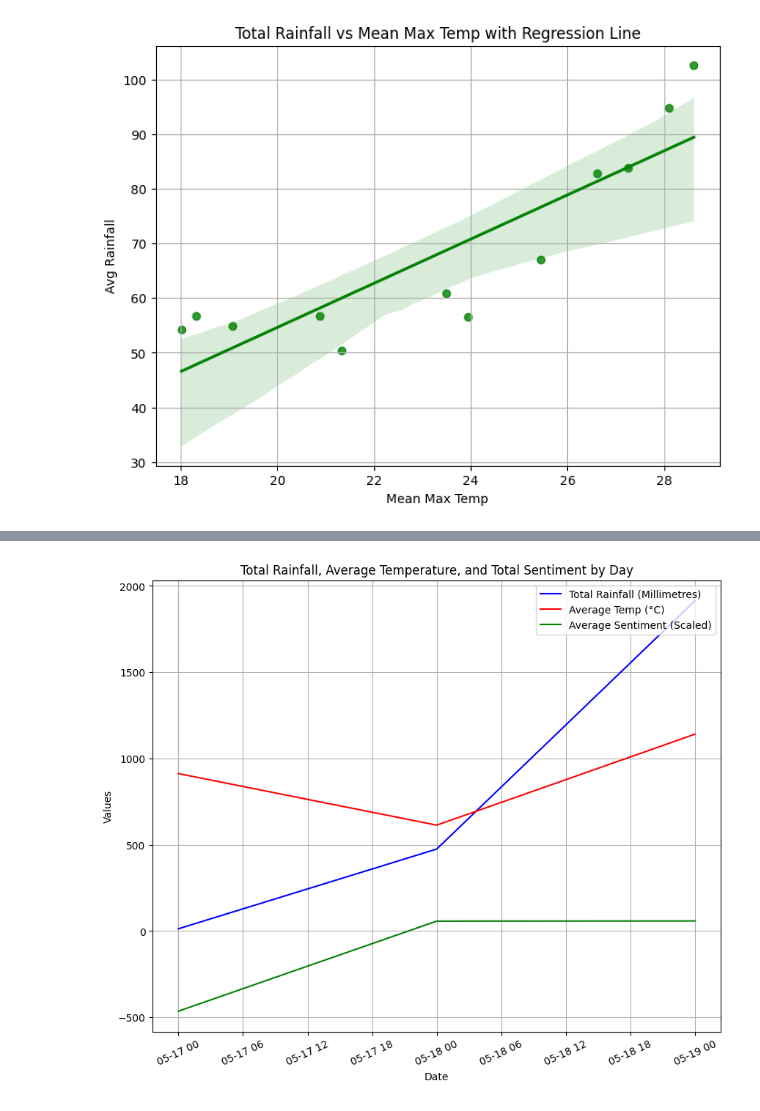
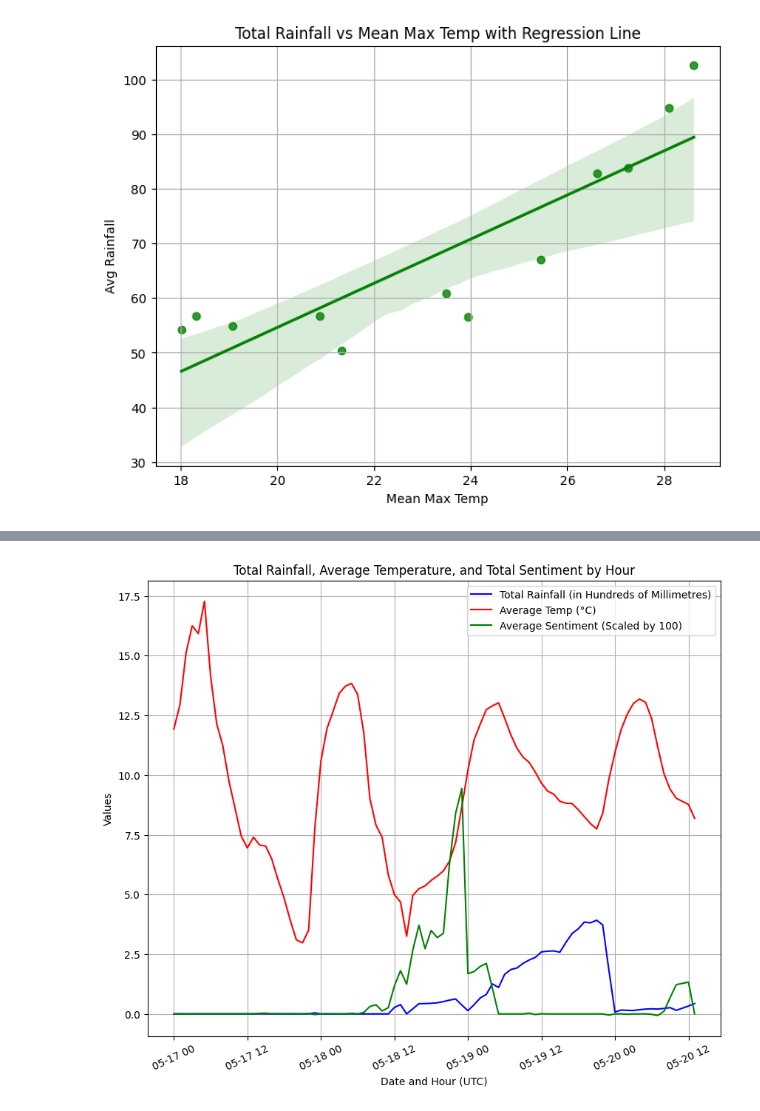
Before and after one commit to Rafsan7238/Analysing-Air-Quality-and-Lung-Disorder-in-Australia, a Jupyter notebook: frontend/Weather vs Sentiment Analysis.ipynb, the cells around one changed output, grey strips where cells are left out. Cells and saved outputs as stored; diff of their text form; code cells hidden in the pictures.

```diff
--- a/frontend/Weather vs Sentiment Analysis.ipynb
+++ b/frontend/Weather vs Sentiment Analysis.ipynb
@@ -118,6 +117,6 @@ plt.show()
 # %%
 ### Regular Updating
 df = dataframe_from_url_ext(f'/data/sentiment_weather/{query_constants.UPDATING_ANALYSIS}')
-df['date'] = pd.to_datetime(df['date'])
+df['hour'] = pd.to_datetime(df['hour'])
 # %% [output]
 Fetching from http://localhost:9090/data/sentiment_weather/updateing_analysis
@@ -126,14 +123,14 @@ time taken to get data 30.66936230659485
 # %%
 plt.figure(figsize=(10, 8))
-plt.plot(df['date'], df['total rainfall'], color='blue', label='Total Rainfall (Millimetres)')
-plt.plot(df['date'], df['average air temp']*100, color='red', label='Average Temp (°C)')
-plt.plot(df['date'], df['average sentiment']*1000, color='green', label='Average Sentiment (Scaled)')
-plt.xlabel('Date')
+plt.plot(df['hour'], df['total rainfall']/100, color='blue', label='Total Rainfall (in Hundreds of Millimetres)')
+plt.plot(df['hour'], df['average air temp'], color='red', label='Average Temp (°C)')
+plt.plot(df['hour'], df['average sentiment']/100, color='green', label='Average Sentiment (Scaled by 100)')
+plt.xlabel('Date and Hour (UTC)')
 plt.ylabel('Values')
-plt.title('Total Rainfall, Average Temperature, and Total Sentiment by Day')
+plt.title('Total Rainfall, Average Temperature, and Total Sentiment by Hour')
 plt.legend(loc='upper right')
 plt.grid(True)
 plt.xticks(rotation=25)
 plt.show()
 # %% [output]
-[figure, old version]
+[figure, new version]
```
Also changed, not shown: parts of 2 cells of this notebook, 8 other files.
